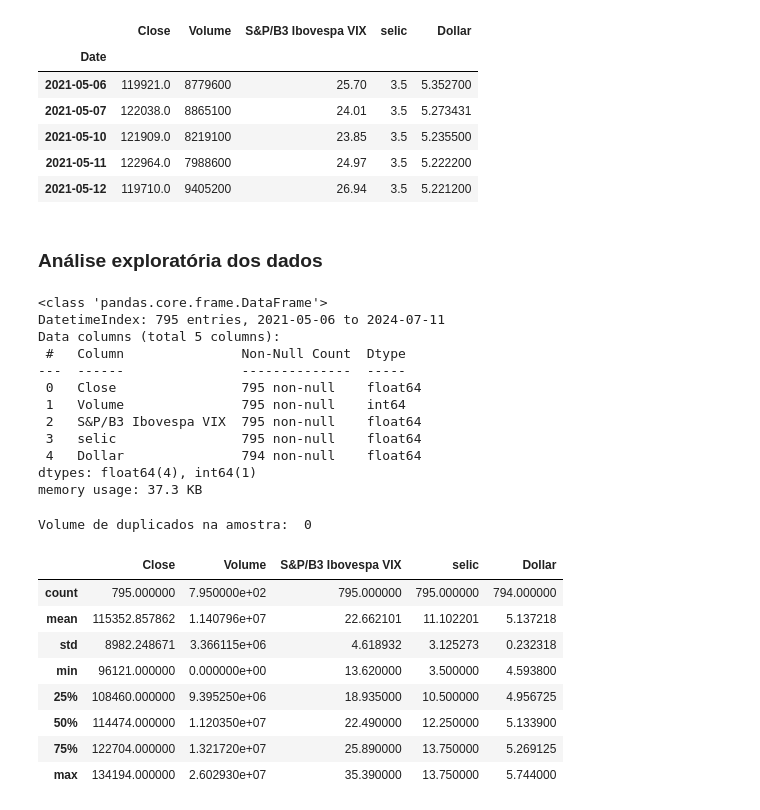
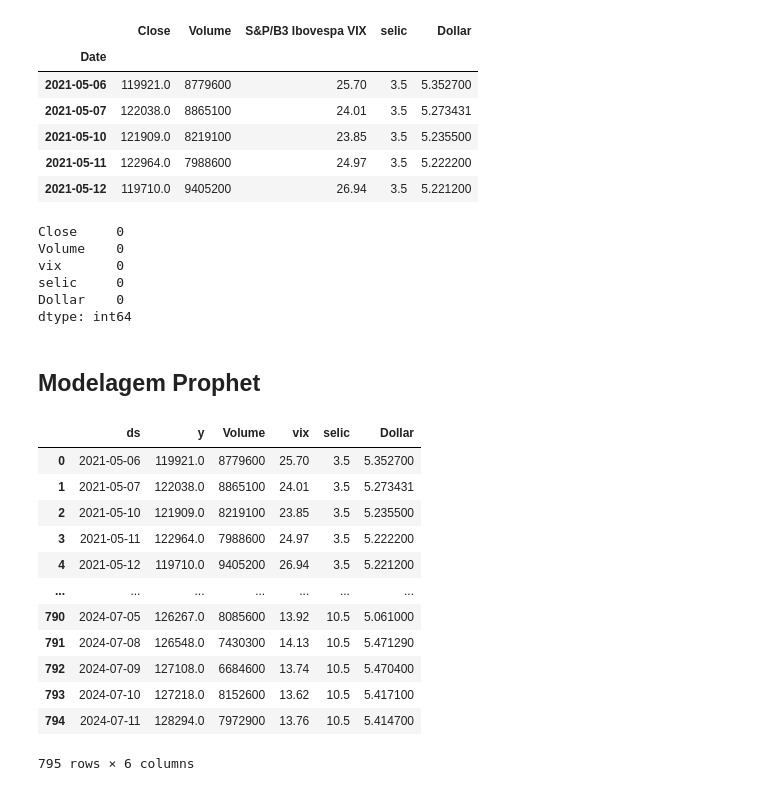
Before and after one commit to jeicianepaula/Tech-Challenge-2, a Jupyter notebook: TECH_CHALLENGE_2.ipynb, the cells around one changed output. Cells and saved outputs as stored; diff of their text form; code cells hidden in the pictures.

```diff
--- a/TECH_CHALLENGE_2.ipynb
+++ b/TECH_CHALLENGE_2.ipynb
@@ -117,5 +123,21 @@ df_close.head()
 | 2021-05-10 | 121909.0 | 8219100 | 23.85 | 3.5 | 5.235500 |
 | 2021-05-11 | 122964.0 | 7988600 | 24.97 | 3.5 | 5.222200 |
 | 2021-05-12 | 119710.0 | 9405200 | 26.94 | 3.5 | 5.221200 |
-# %% [markdown]
-### Análise exploratória dos dados
+# %%
+# Substituindo 'NaN' pelo o valor do dia
+df_close['Dollar'] = df_close['Dollar'].replace(np.nan, 5.0610)
+
+#Verificando se não há valores faltantes na base de dados.
+df_close.isna().sum()
+# %% [output]
+Close     0
+Volume    0
+vix       0
+selic     0
+Dollar    0
+dtype: int64
+# %% [markdown]
+## Modelagem Prophet
+# %%
+#Retirando a data do index
+df_close.reset_index(inplace = True)
@@ -122,33 +147,16 @@ df_close.head()
 # %%
-df_close.info()
+df_close
 # %% [output]
+|  | ds | y | Volume | vix | selic | Dollar |
+| 0 | 2021-05-06 | 119921.0 | 8779600 | 25.70 | 3.5 | 5.352700 |
+| 1 | 2021-05-07 | 122038.0 | 8865100 | 24.01 | 3.5 | 5.273431 |
+| 2 | 2021-05-10 | 121909.0 | 8219100 | 23.85 | 3.5 | 5.235500 |
+| 3 | 2021-05-11 | 122964.0 | 7988600 | 24.97 | 3.5 | 5.222200 |
+| 4 | 2021-05-12 | 119710.0 | 9405200 | 26.94 | 3.5 | 5.221200 |
+| ... | ... | ... | ... | ... | ... | ... |
+| 790 | 2024-07-05 | 126267.0 | 8085600 | 13.92 | 10.5 | 5.061000 |
+| 791 | 2024-07-08 | 126548.0 | 7430300 | 14.13 | 10.5 | 5.471290 |
+| 792 | 2024-07-09 | 127108.0 | 6684600 | 13.74 | 10.5 | 5.470400 |
+| 793 | 2024-07-10 | 127218.0 | 8152600 | 13.62 | 10.5 | 5.417100 |
+| 794 | 2024-07-11 | 128294.0 | 7972900 | 13.76 | 10.5 | 5.414700 |
-<class 'pandas.core.frame.DataFrame'>
-DatetimeIndex: 795 entries, 2021-05-06 to 2024-07-11
-Data columns (total 5 columns):
- #   Column               Non-Null Count  Dtype
----  ------               --------------  -----
- 0   Close                795 non-null    float64
- 1   Volume               795 non-null    int64
- 2   S&P/B3 Ibovespa VIX  795 non-null    float64
- 3   selic                795 non-null    float64
- 4   Dollar               794 non-null    float64
-dtypes: float64(4), int64(1)
-memory usage: 37.3 KB
+795 rows × 6 columns
-# %%
-#Quantidade de duplicados
-print('Volume de duplicados na amostra: ', df_close.duplicated().sum())
-# %% [output]
-Volume de duplicados na amostra:  0
-# %%
-#Estatistica descritiva
-df_close.describe()
-# %% [output]
-|  | Close | Volume | S&P/B3 Ibovespa VIX | selic | Dollar |
-| count | 795.000000 | 7.950000e+02 | 795.000000 | 795.000000 | 794.000000 |
-| mean | 115352.857862 | 1.140796e+07 | 22.662101 | 11.102201 | 5.137218 |
-| std | 8982.248671 | 3.366115e+06 | 4.618932 | 3.125273 | 0.232318 |
-| min | 96121.000000 | 0.000000e+00 | 13.620000 | 3.500000 | 4.593800 |
-| 25% | 108460.000000 | 9.395250e+06 | 18.935000 | 10.500000 | 4.956725 |
-| 50% | 114474.000000 | 1.120350e+07 | 22.490000 | 12.250000 | 5.133900 |
-| 75% | 122704.000000 | 1.321720e+07 | 25.890000 | 13.750000 | 5.269125 |
-| max | 134194.000000 | 2.602930e+07 | 35.390000 | 13.750000 | 5.744000 |
```
Also changed, not shown: parts of 23 cells of this notebook.
